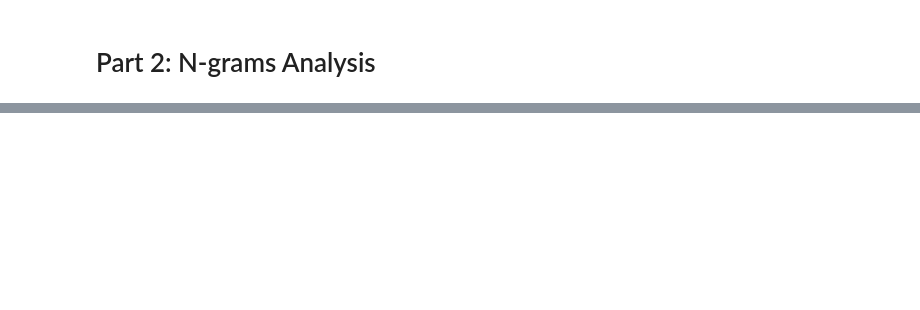
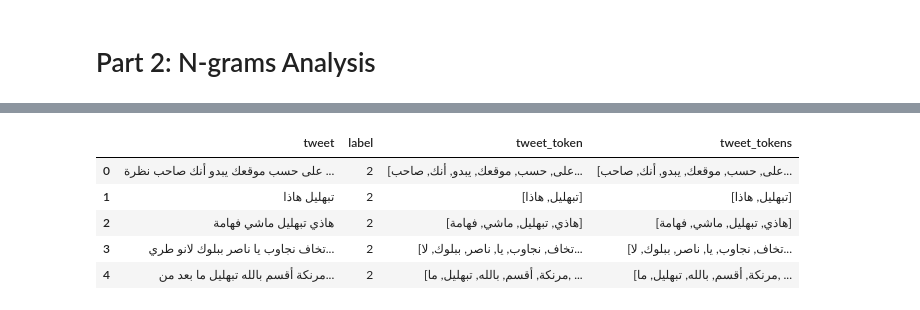
Before and after one commit to aymaneELHICHAMI/LLMs-Experiments-Lab, a Jupyter notebook: data_processing_and_analysis/0-clean_data.ipynb, the cells around one changed output, grey strips where cells are left out. Cells and saved outputs as stored; diff of their text form; code cells hidden in the pictures; blank space fills up the shorter version.

```diff
--- a/data_processing_and_analysis/0-clean_data.ipynb
+++ b/data_processing_and_analysis/0-clean_data.ipynb
@@ -49,21 +67,12 @@ def clean_text(row):
 # Applying Text Processing Function
 
 print('Few examples from the train set')
-moroccan_tweets['train'] = moroccan_tweets['train'].map(clean_text)
+moroccan_tweets = moroccan_tweets.map(clean_text) # This applies the function to the different splits of the dataset at once
 for i in range(3):
     print(moroccan_tweets['train'][i])
-print('')
-
-print('Few examples from the test set')
-moroccan_tweets['test'] = moroccan_tweets['test'].map(clean_text)
-for i in range(3):
     print(moroccan_tweets['test'][i])
-print('')
-
-print('Few examples from the validation set')
-moroccan_tweets['validation'] = moroccan_tweets['validation'].map(clean_text)
-for i in range(3):
     print(moroccan_tweets['validation'][i])
+    print('')
 # %% [output]
 Few examples from the train set
 {'tweet': 'على حسب موقعك يبدو أنك صاحب نظرة ثاقبة يخي تبهليل', 'label': 2}
@@ -142,17 +149,3 @@ print(longest_tweet['tweet'])
 4 125
 زعما
 ايه حتا و أنا قلت هاذي تبقى مسألة شخصية كلها و كيفاش و وقتاش و الطريقة لي تساعدك الزواج بصفة عامة مسألة نسبية و كلها و مكتوبه
-# %%
-# Tokenization
-
-import nltk
-from nltk.tokenize import word_tokenize
-nltk.download('punkt_tab')
-
-def Tokenize_fn(tweet):
-    return word_tokenize(tweet)
-
-moroccan_tweets_train_df["tweet_token"] = moroccan_tweets_train_df['tweet'].apply(Tokenize_fn)
-moroccan_tweets_test_df["tweet_token"] = moroccan_tweets_test_df['tweet'].apply(Tokenize_fn)
-moroccan_tweets_validation_df["tweet_token"] = moroccan_tweets_validation_df['tweet'].apply(Tokenize_fn)
-moroccan_tweets_train_df.head()
@@ -179,0 +157,15 @@ moroccan_tweets_train_df.head()
+# %%
+# Tokenization
+
+import nltk
+from nltk.tokenize import word_tokenize
+nltk.download('punkt_tab')
+
+def Tokenize_fn(tweet):
+    return word_tokenize(tweet)
+
+moroccan_tweets_train_df["tweet_tokens"] = moroccan_tweets_train_df['tweet'].apply(Tokenize_fn)
+moroccan_tweets_test_df["tweet_tokens"] = moroccan_tweets_test_df['tweet'].apply(Tokenize_fn)
+moroccan_tweets_validation_df["tweet_tokens"] = moroccan_tweets_validation_df['tweet'].apply(Tokenize_fn)
+moroccan_tweets_train_df.head()
+# %% [output]
@@ -179,0 +175,6 @@ moroccan_tweets_train_df.head()
+|  | tweet | label | tweet_token | tweet_tokens |
+| 0 | على حسب موقعك يبدو أنك صاحب نظرة ... | 2 | [على, حسب, موقعك, يبدو, أنك, صاحب... | [على, حسب, موقعك, يبدو, أنك, صاحب... |
+| 1 | تبهليل هاذا | 2 | [تبهليل, هاذا] | [تبهليل, هاذا] |
+| 2 | هاذي تبهليل ماشي فهامة | 2 | [هاذي, تبهليل, ماشي, فهامة] | [هاذي, تبهليل, ماشي, فهامة] |
+| 3 | تخاف نجاوب يا ناصر ببلوك لانو طري... | 2 | [تخاف, نجاوب, يا, ناصر, ببلوك, لا... | [تخاف, نجاوب, يا, ناصر, ببلوك, لا... |
+| 4 | مرنكة أقسم بالله تبهليل ما بعد من... | 2 | [مرنكة, أقسم, بالله, تبهليل, ما, ... | [مرنكة, أقسم, بالله, تبهليل, ما, ... |
```
Also changed, not shown: parts of 11 cells of this notebook.
